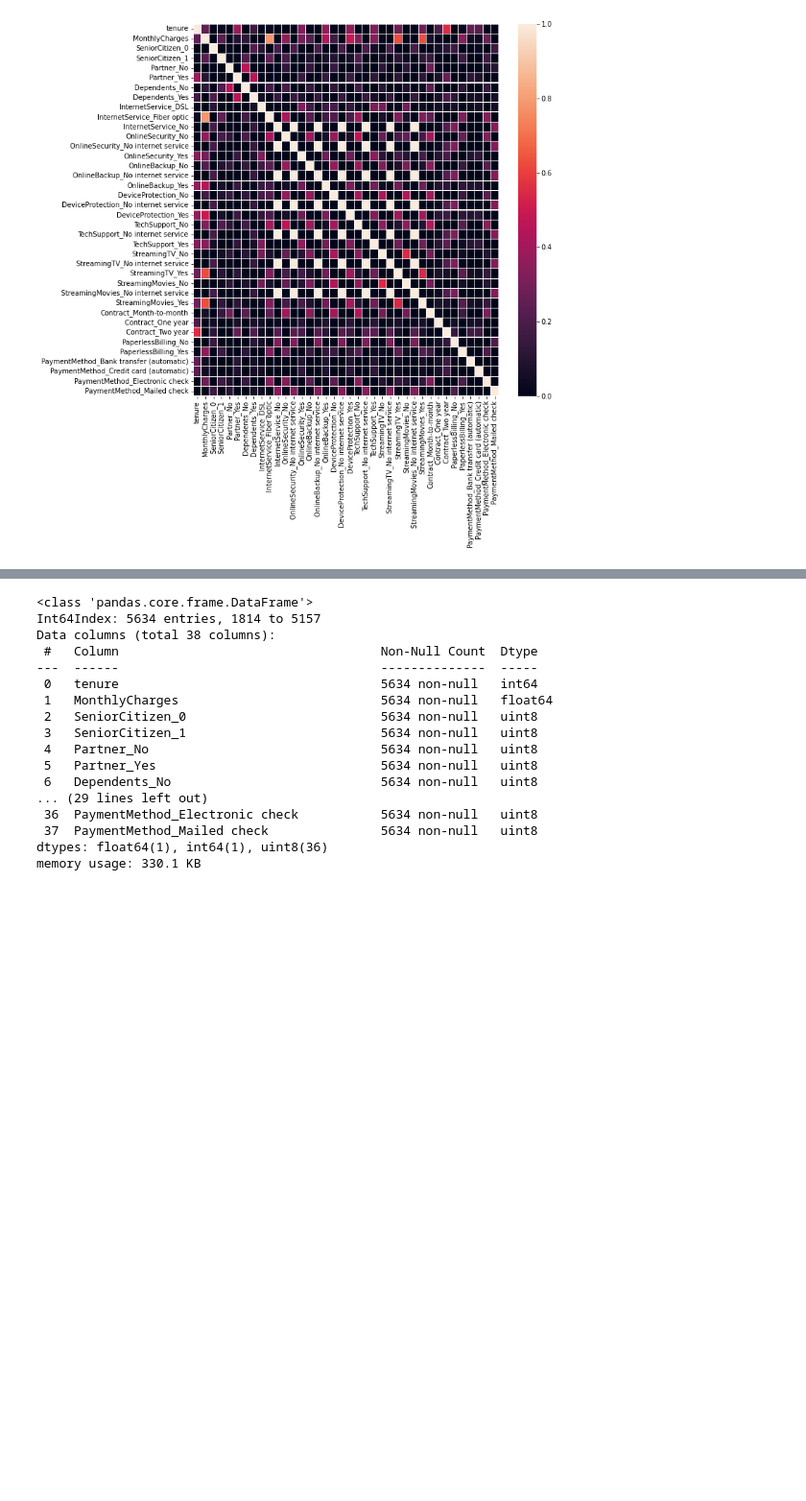
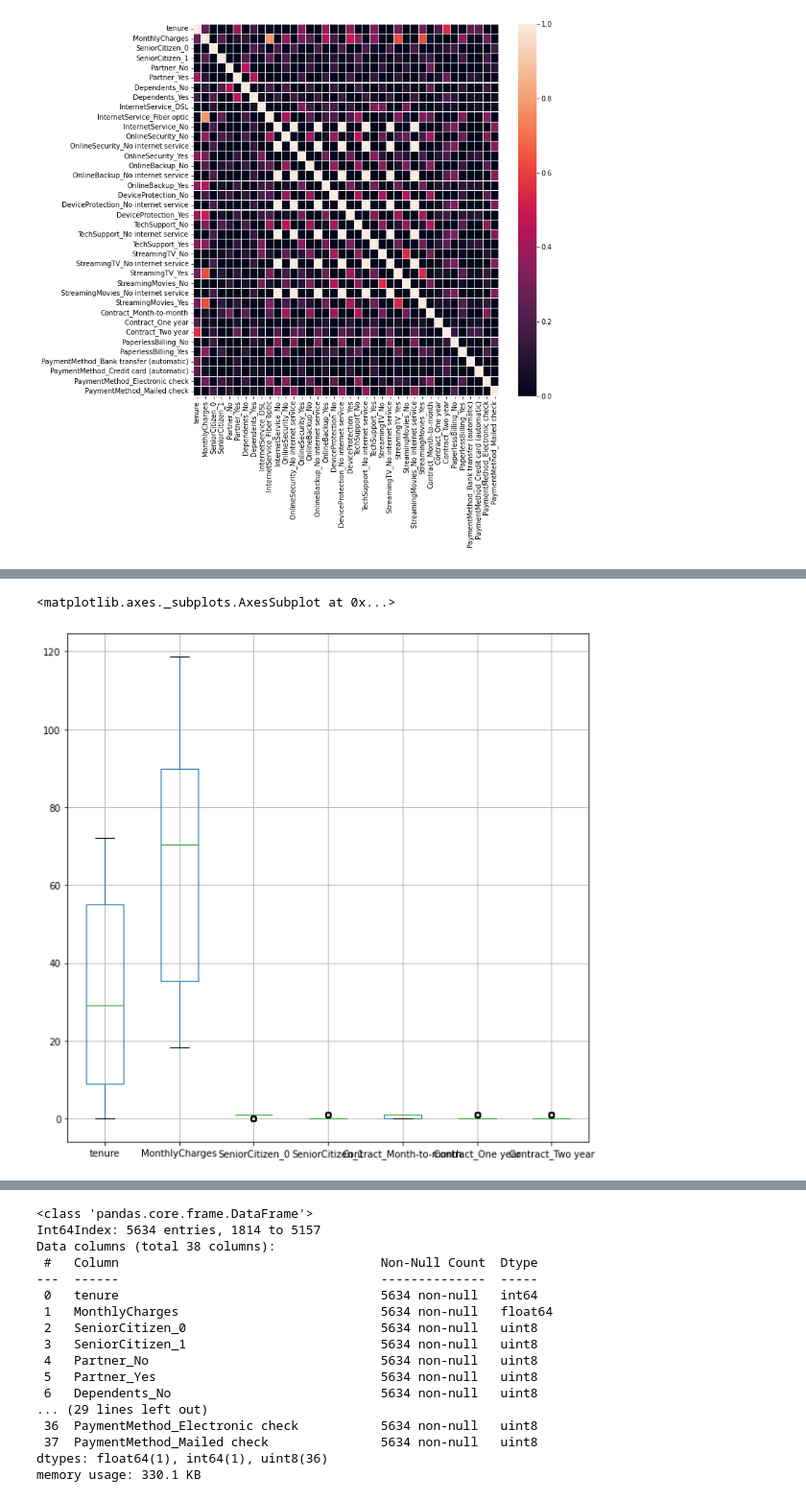
Before and after one commit to kshitijzutshi/Teleco-Customer-Churn-Prediction, a Jupyter notebook: Predicting_Customer_Churn_Assignment1.ipynb, the cells around one changed output, grey strips where cells are left out. Shown: that part at 96% size. Saved outputs shown, nothing was run; the diff lists cells and outputs as text; code cells hidden in the pictures; blank space fills up the shorter version.

```diff
--- a/Predicting_Customer_Churn_Assignment1.ipynb
+++ b/Predicting_Customer_Churn_Assignment1.ipynb
@@ -472,0 +498,5 @@ ax = sns.heatmap(X_train.corr(), linewidths=.1, vmin=0, vmax=1)
+# %%
+X_train_sel.boxplot(figsize=(10,10),fontsize=)
+# %% [output]
+<matplotlib.axes._subplots.AxesSubplot at 0x...>
+[figure, added]
```
Also changed, not shown: parts of 5 cells of this notebook.
